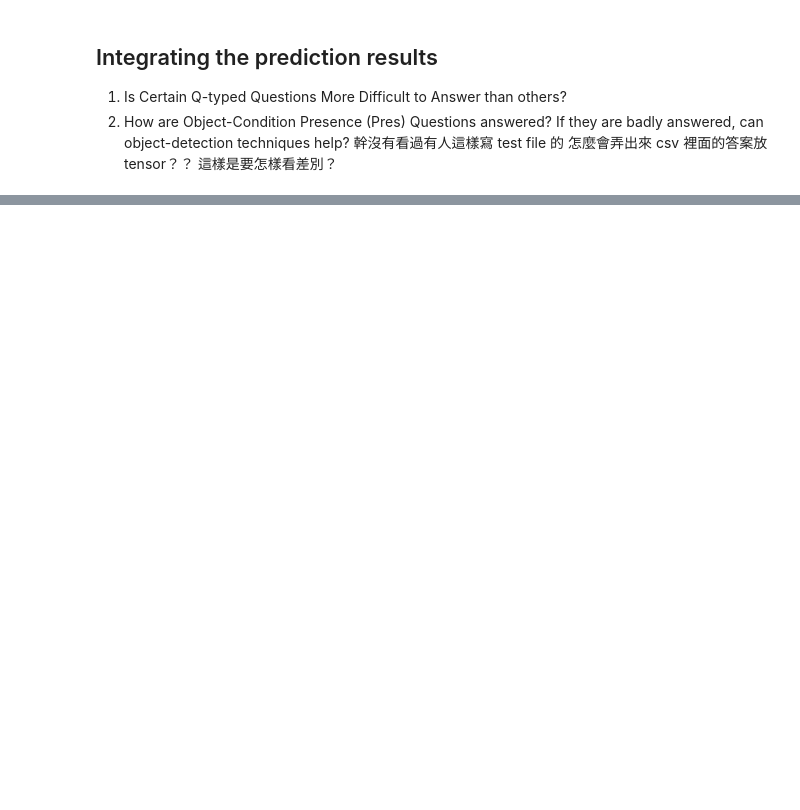
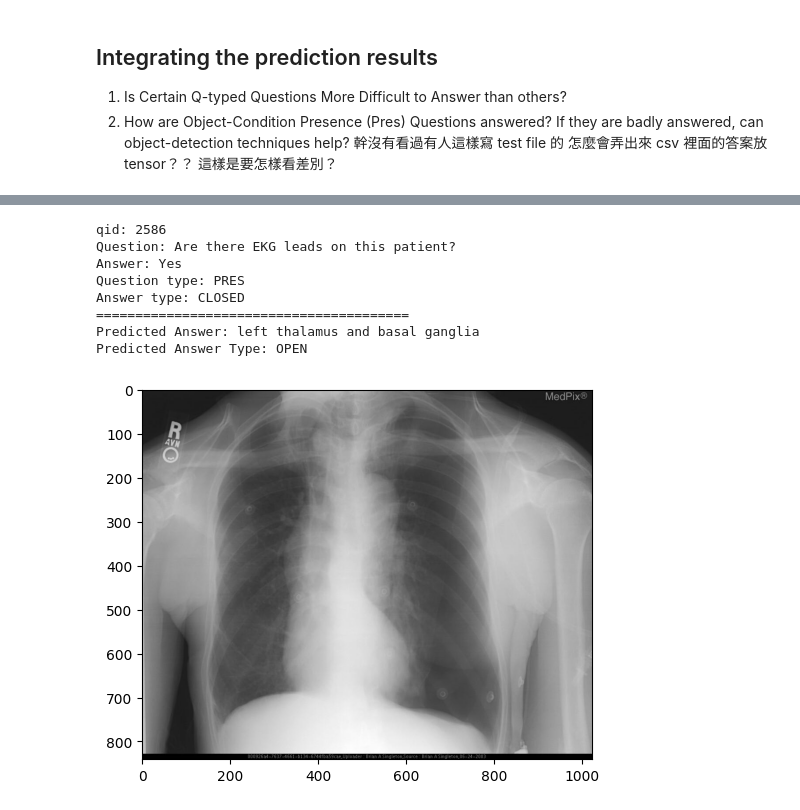
Before and after one commit to Nana2929/Medical-VQA, a Jupyter notebook: extra/0.1_vis.ipynb, the cells around one changed output, grey strips where cells are left out. Cells and saved outputs as stored; diff of their text form; code cells hidden in the pictures; blank space fills up the shorter version.

```diff
--- a/extra/0.1_vis.ipynb
+++ b/extra/0.1_vis.ipynb
@@ -287,0 +335,14 @@ incorrect_df
+# %%
+import random
+r = random.randint(0, len(incorrect_df))
+show_example_pred(incorrect_df.iloc[r].to_dict())
+# %% [output]
+qid: 2586
+Question: Are there EKG leads on this patient?
+Answer: Yes
+Question type: PRES
+Answer type: CLOSED
+========================================
+Predicted Answer: left thalamus and basal ganglia
+Predicted Answer Type: OPEN
+[figure, added]
```
Also changed, not shown: parts of 38 cells of this notebook.
